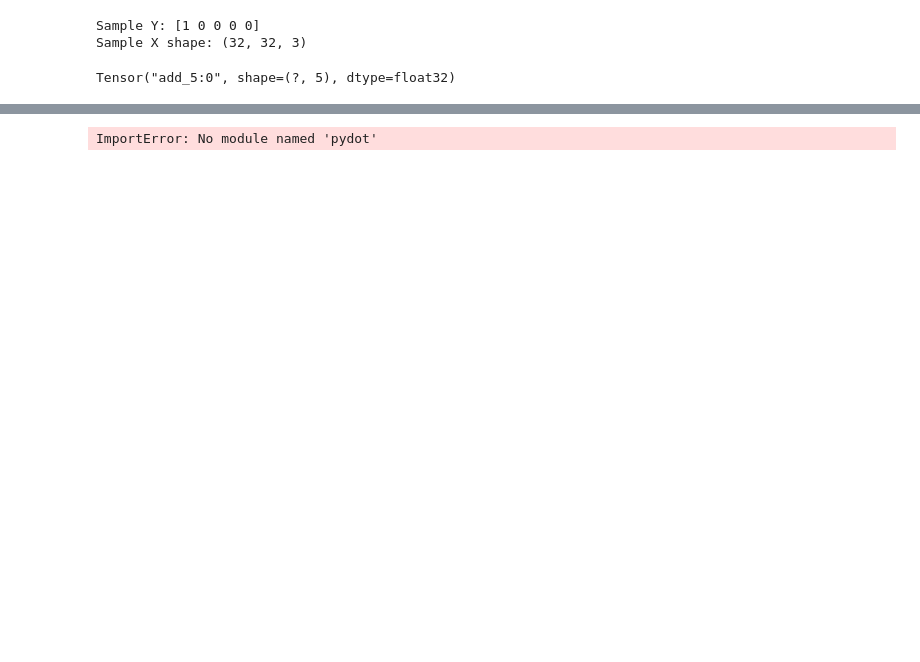
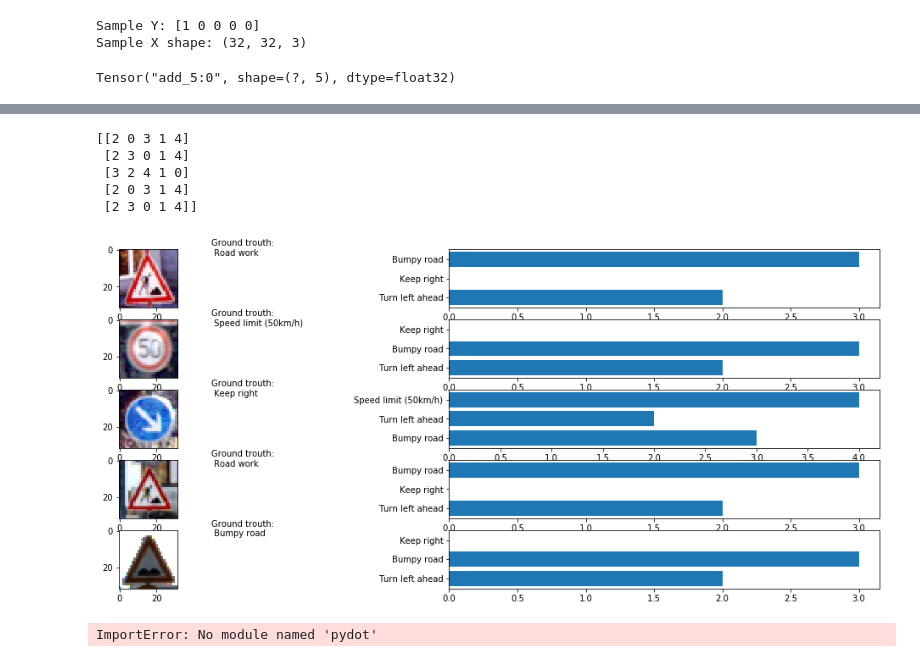
Before and after one commit to tempflip/Traffic_Sign_Classifier_Workshop, a Jupyter notebook: project.ipynb, the cells around one changed output, grey strips where cells are left out. Saved outputs shown, nothing was run; the diff lists cells and outputs as text; code cells hidden in the pictures; blank space fills up the shorter version.

```diff
--- a/project.ipynb
+++ b/project.ipynb
@@ -266,3 +256,39 @@ def vis_test(model_name, batch_size, n_best):
+# %%
+
+
+@interact(model_name=['./demo_model_45pr.h5'], batch_size=5, n_best=3)
+def vis_test(model_name, batch_size, n_best):
+    plt.figure(figsize=(20,batch_size * 3))
+    gen = generator(test_set, batch_size = batch_size)
+    X, Y = next(gen)
+    pr = model.predict(X)
+    best_guesses = np.argsort(pr)
+    print (best_guesses)
+    for i in range(batch_size):
+        plt.subplot(batch_size * 2, 2, i*2 + 1)
+        plt.imshow(X[i])
+
+        true_label = label_names[np.argmax(Y[i])]
+        plt.text(50, 3, 'Ground trouth:\n ' + true_label  )
+
+        plt.subplot(batch_size * 2, 2, i*2 + 2)
+
+        plt.barh(range(n_best), best_guesses[i][:n_best])
+        plt.yticks(range(n_best), [label_names[guess] for guess in best_guesses[i][:n_best] ])
+
+
+
+
+    #print (np.argsort(pr))
+    #print(pr)
+    #print(Y)
+# %% [output]
+[[2 0 3 1 4]
+ [2 3 0 1 4]
+ [3 2 4 1 0]
+ [2 0 3 1 4]
+ [2 3 0 1 4]]
+[figure, added]
 # %%
 from IPython.display import SVG
 #from keras.utils.vis_utils import model_to_dot
```
Also changed, not shown: parts of 8 cells of this notebook.
